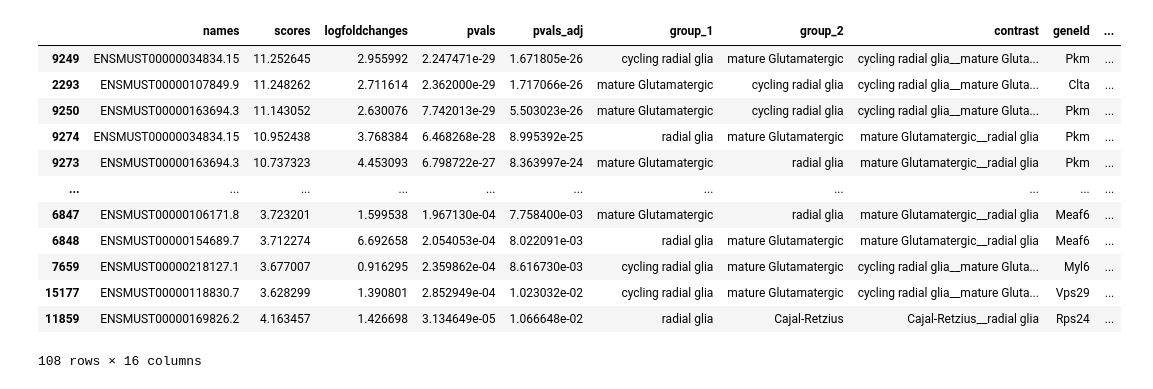
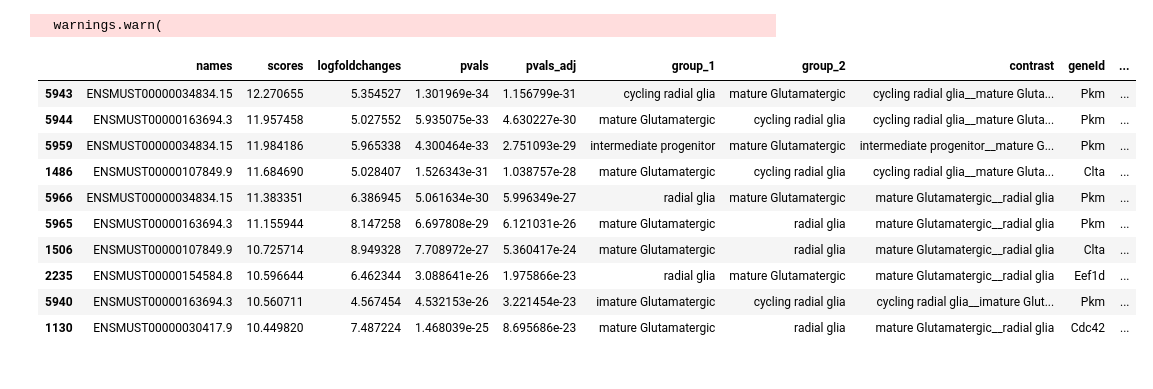
Before and after one commit to cobioda/allos, a Jupyter notebook: nbs/005_switch_search.ipynb, the cells around one changed output. Cells and saved outputs as stored; diff of their text form; code cells hidden in the pictures.

Commit message:
Did wome work on switch tests and general formatting/docs

```diff
--- a/nbs/005_switch_search.ipynb
+++ b/nbs/005_switch_search.ipynb
@@ -1251,20 +1209,25 @@ switches_Dirichlet
 # %%
-sc.pp.log1p(Isoform_anndata)
+from allos.switch_search import SwitchSearch
+
+sc.pp.normalize_total(combined_mouse_data,target_sum = 1e6)
+sc.pp.log1p(combined_mouse_data)
+sc.pp.neighbors(combined_mouse_data)
+Isoform_anndata = SwitchSearch(combined_mouse_data)
+# %% [output]
+  warnings.warn(
 # %%
 switches_scanpy_wilcoxin = Isoform_anndata.find_switching_isoforms()
 # %%
-switches_scanpy_wilcoxin.sort_values(by='pvals_adj')
+switches_scanpy_wilcoxin.sort_values(by='pvals_adj').head(10)
 # %% [output]
 |  | names | scores | logfoldchanges | pvals | pvals_adj | group_1 | group_2 | contrast | geneId | ... |
-| 9249 | ENSMUST00000034834.15 | 11.252645 | 2.955992 | 2.247471e-29 | 1.671805e-26 | cycling radial glia | mature Glutamatergic | cycling radial glia__mature Gluta... | Pkm | ... |
-| 2293 | ENSMUST00000107849.9 | 11.248262 | 2.711614 | 2.362000e-29 | 1.717066e-26 | mature Glutamatergic | cycling radial glia | cycling radial glia__mature Gluta... | Clta | ... |
-| 9250 | ENSMUST00000163694.3 | 11.143052 | 2.630076 | 7.742013e-29 | 5.503023e-26 | mature Glutamatergic | cycling radial glia | cycling radial glia__mature Gluta... | Pkm | ... |
-| 9274 | ENSMUST00000034834.15 | 10.952438 | 3.768384 | 6.468268e-28 | 8.995392e-25 | radial glia | mature Glutamatergic | mature Glutamatergic__radial glia | Pkm | ... |
-| 9273 | ENSMUST00000163694.3 | 10.737323 | 4.453093 | 6.798722e-27 | 8.363997e-24 | mature Glutamatergic | radial glia | mature Glutamatergic__radial glia | Pkm | ... |
-| ... | ... | ... | ... | ... | ... | ... | ... | ... | ... | ... |
-| 6847 | ENSMUST00000106171.8 | 3.723201 | 1.599538 | 1.967130e-04 | 7.758400e-03 | mature Glutamatergic | radial glia | mature Glutamatergic__radial glia | Meaf6 | ... |
-| 6848 | ENSMUST00000154689.7 | 3.712274 | 6.692658 | 2.054053e-04 | 8.022091e-03 | radial glia | mature Glutamatergic | mature Glutamatergic__radial glia | Meaf6 | ... |
-| 7659 | ENSMUST00000218127.1 | 3.677007 | 0.916295 | 2.359862e-04 | 8.616730e-03 | cycling radial glia | mature Glutamatergic | cycling radial glia__mature Gluta... | Myl6 | ... |
-| 15177 | ENSMUST00000118830.7 | 3.628299 | 1.390801 | 2.852949e-04 | 1.023032e-02 | cycling radial glia | mature Glutamatergic | cycling radial glia__mature Gluta... | Vps29 | ... |
-| 11859 | ENSMUST00000169826.2 | 4.163457 | 1.426698 | 3.134649e-05 | 1.066648e-02 | radial glia | Cajal-Retzius | Cajal-Retzius__radial glia | Rps24 | ... |
+| 5943 | ENSMUST00000034834.15 | 12.270655 | 5.354527 | 1.301969e-34 | 1.156799e-31 | cycling radial glia | mature Glutamatergic | cycling radial glia__mature Gluta... | Pkm | ... |
+| 5944 | ENSMUST00000163694.3 | 11.957458 | 5.027552 | 5.935075e-33 | 4.630227e-30 | mature Glutamatergic | cycling radial glia | cycling radial glia__mature Gluta... | Pkm | ... |
+| 5959 | ENSMUST00000034834.15 | 11.984186 | 5.965338 | 4.300464e-33 | 2.751093e-29 | intermediate progenitor | mature Glutamatergic | intermediate progenitor__mature G... | Pkm | ... |
+| 1486 | ENSMUST00000107849.9 | 11.684690 | 5.028407 | 1.526343e-31 | 1.038757e-28 | mature Glutamatergic | cycling radial glia | cycling radial glia__mature Gluta... | Clta | ... |
+| 5966 | ENSMUST00000034834.15 | 11.383351 | 6.386945 | 5.061634e-30 | 5.996349e-27 | radial glia | mature Glutamatergic | mature Glutamatergic__radial glia | Pkm | ... |
+| 5965 | ENSMUST00000163694.3 | 11.155944 | 8.147258 | 6.697808e-29 | 6.121031e-26 | mature Glutamatergic | radial glia | mature Glutamatergic__radial glia | Pkm | ... |
+| 1506 | ENSMUST00000107849.9 | 10.725714 | 8.949328 | 7.708972e-27 | 5.360417e-24 | mature Glutamatergic | radial glia | mature Glutamatergic__radial glia | Clta | ... |
+| 2235 | ENSMUST00000154584.8 | 10.596644 | 6.462344 | 3.088641e-26 | 1.975866e-23 | radial glia | mature Glutamatergic | mature Glutamatergic__radial glia | Eef1d | ... |
+| 5940 | ENSMUST00000163694.3 | 10.560711 | 4.567454 | 4.532153e-26 | 3.221454e-23 | imature Glutamatergic | cycling radial glia | cycling radial glia__imature Glut... | Pkm | ... |
+| 1130 | ENSMUST00000030417.9 | 10.449820 | 7.487224 | 1.468039e-25 | 8.695686e-23 | mature Glutamatergic | radial glia | mature Glutamatergic__radial glia | Cdc42 | ... |
-108 rows × 16 columns
```
Also changed, not shown: parts of 11 cells of this notebook, 9 other files.
